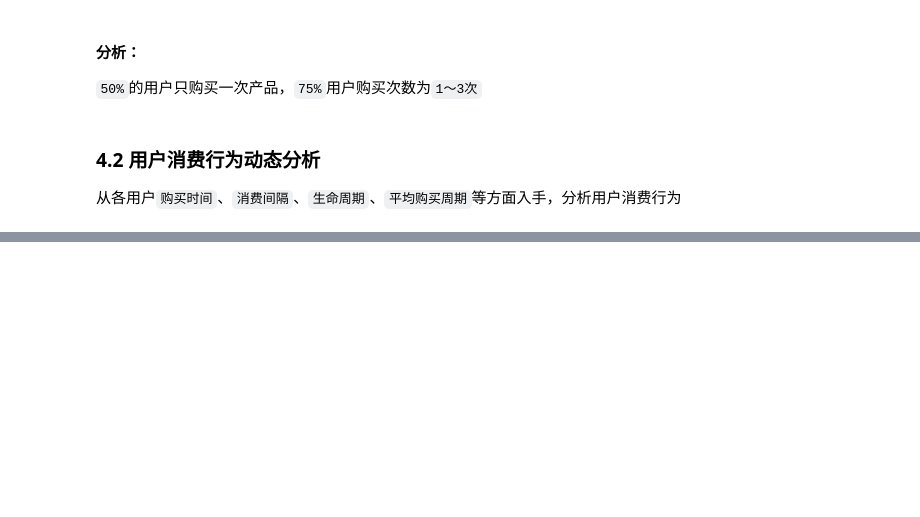
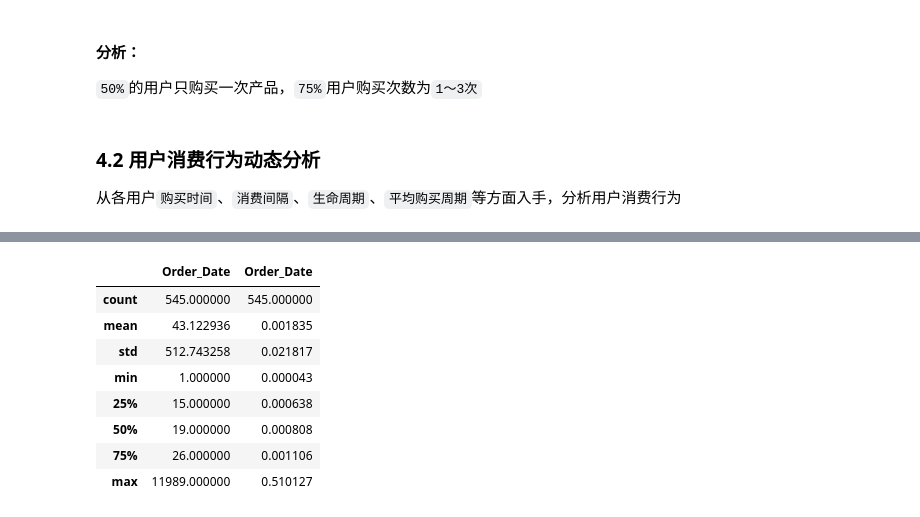
Before and after one commit to Jiachengciel/Data_Analysis, a Jupyter notebook: Task8_Analysis/CDNow_Analysis.ipynb, the cells around one changed output, grey strips where cells are left out. Saved outputs shown, nothing was run; the diff lists cells and outputs as text; code cells hidden in the pictures; blank space fills up the shorter version.

```diff
--- a/Task8_Analysis/CDNow_Analysis.ipynb
+++ b/Task8_Analysis/CDNow_Analysis.ipynb
@@ -638,0 +845,12 @@ df_fre[:10]
+# %%
+cnt_inter.describe()
+# %% [output]
+|  | Order_Date | Order_Date |
+| count | 545.000000 | 545.000000 |
+| mean | 43.122936 | 0.001835 |
+| std | 512.743258 | 0.021817 |
+| min | 1.000000 | 0.000043 |
+| 25% | 15.000000 | 0.000638 |
+| 50% | 19.000000 | 0.000808 |
+| 75% | 26.000000 | 0.001106 |
+| max | 11989.000000 | 0.510127 |
```
Also changed, not shown: parts of 36 cells of this notebook.
